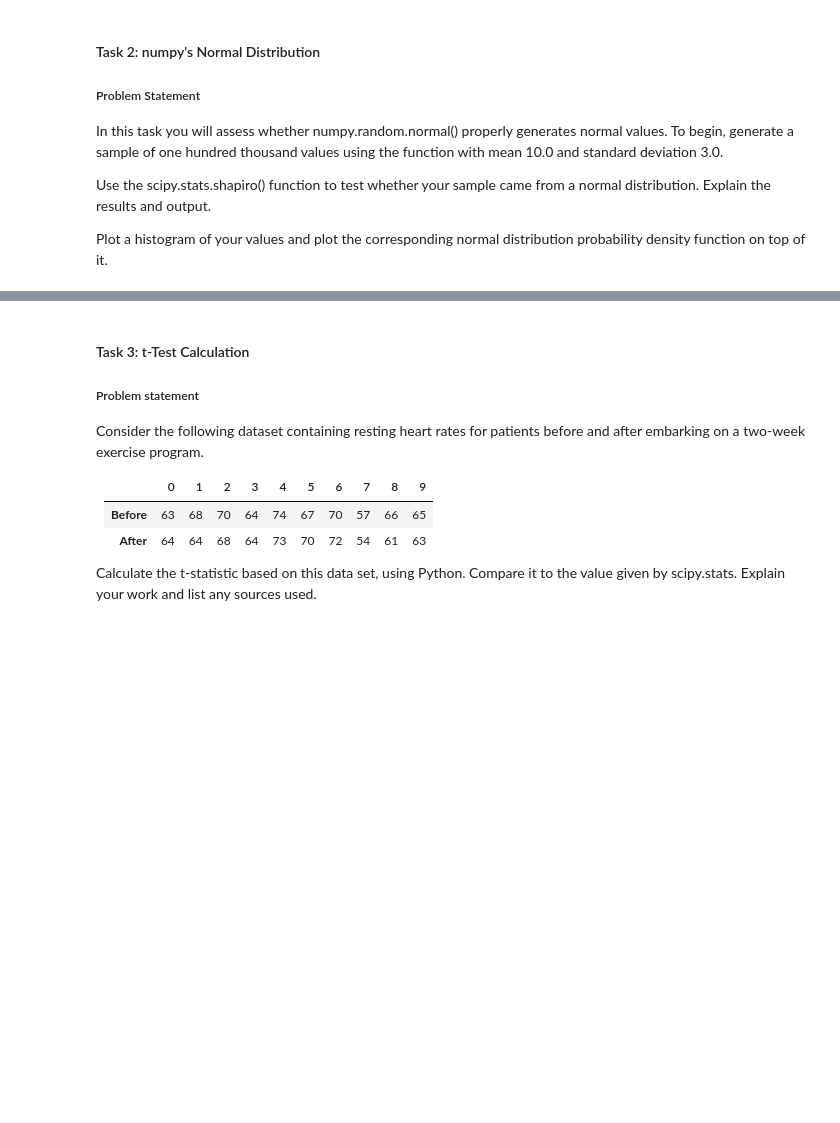
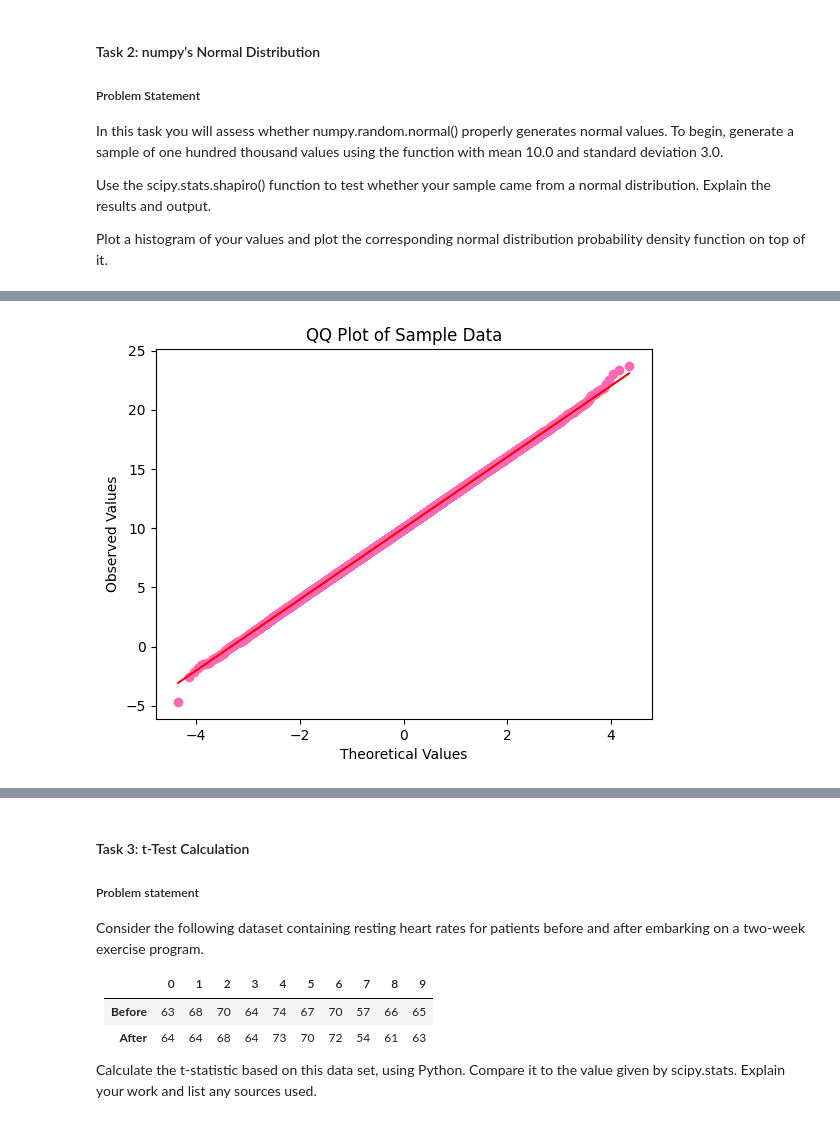
Before and after one commit to miriamroddy/appliedstatistics, a Jupyter notebook: tasks.ipynb, the cells around one changed output, grey strips where cells are left out. Drawn from its saved outputs; the diff is of its cells as text; code cells hidden in the pictures; blank space fills up the shorter version.

```diff
--- a/tasks.ipynb
+++ b/tasks.ipynb
@@ -317,0 +356,16 @@ The first five values in our sample are:
+# %%
+# Generate the QQ plot
+# https://www.geeksforgeeks.org/qqplot-quantile-quantile-plot-in-python/
+# https://docs.scipy.org/doc/scipy/reference/generated/scipy.stats.probplot.html
+probplot(sample, dist="norm", plot=plt)
+
+# Set a nice (to me) colour for the data points
+plt.gca().get_lines()[0].set_color('hotpink')
+
+# We'll set the title and labels
+plt.title("QQ Plot of Sample Data", color='black')
+plt.xlabel("Theoretical Values", color='black')
+plt.ylabel("Observed Values", color='black')
+plt.show()
+# %% [output]
+[figure, added]
```
Also changed, not shown: parts of 20 cells of this notebook.
